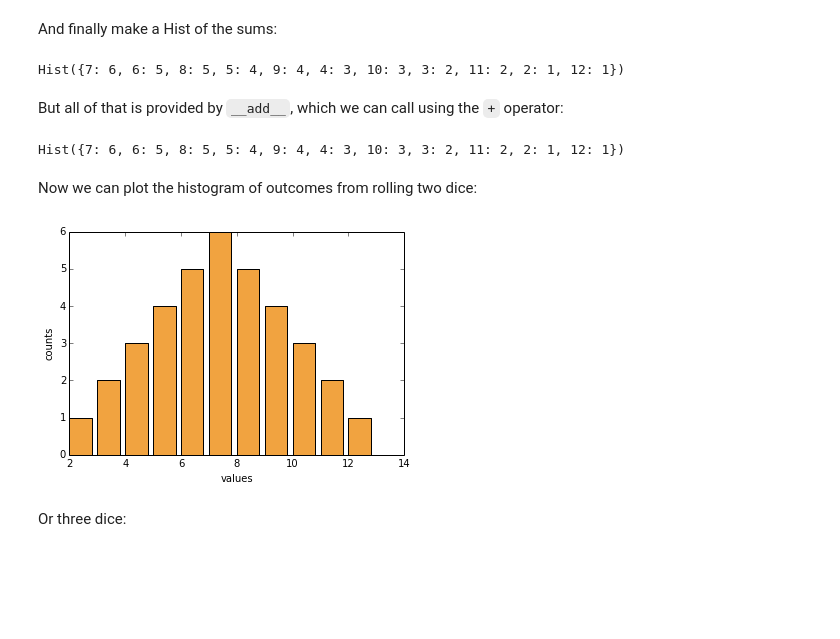
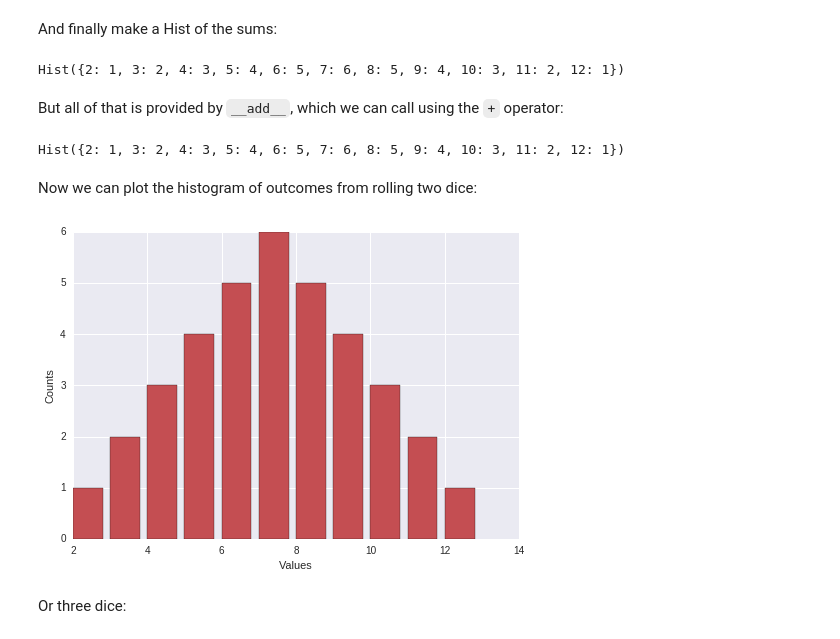
Before and after one commit to AllenDowney/CompStats, a Jupyter notebook: pmf_intro.ipynb, the cells around one changed output. Drawn from its saved outputs; the diff is of its cells as text; code cells hidden in the pictures; blank space fills up the shorter version.

```diff
--- a/pmf_intro.ipynb
+++ b/pmf_intro.ipynb
@@ -28,6 +18,11 @@ A histogram is a map from each possible value to the number of times it appears.
 
 `Counter` is a data structure provided by Python; I am defining a new data structure, called a `Hist`, that has all the features of a Counter, plus a few more that I define.
 # %%
+import random
+import matplotlib.pyplot as plt
+from collections import Counter
+from itertools import izip
+
 class Hist(Counter):
 
     def __add__(self, other):
@@ -41,8 +36,8 @@ class Hist(Counter):
     def plot(self, **options):
         """Plots the Pmf."""
         plt.bar(*zip(*self.items()), **options)
-        plt.xlabel('values')
-        plt.ylabel('counts')
+        plt.xlabel('Values')
+        plt.ylabel('Counts')
 
     def ranks(self):
         """Returns ranks and counts as lists."""
@@ -140,0 +132,5 @@ d6.plot(color=LILAC)
+# %%
+import seaborn as sns
+COLORS = sns.color_palette()
+
+d6.plot(color=COLORS[3])
@@ -205,20 +205,20 @@ And finally make a Hist of the sums:
 # %%
 Hist(x + y for x, y in product(d6.elements(), d6.elements()))
 # %% [output]
-Hist({7: 6, 6: 5, 8: 5, 5: 4, 9: 4, 4: 3, 10: 3, 3: 2, 11: 2, 2: 1, 12: 1})
+Hist({2: 1, 3: 2, 4: 3, 5: 4, 6: 5, 7: 6, 8: 5, 9: 4, 10: 3, 11: 2, 12: 1})
 # %% [markdown]
 But all of that is provided by `__add__`, which we can call using the `+` operator:
 # %%
 twice = d6 + d6
 twice
 # %% [output]
-Hist({7: 6, 6: 5, 8: 5, 5: 4, 9: 4, 4: 3, 10: 3, 3: 2, 11: 2, 2: 1, 12: 1})
+Hist({2: 1, 3: 2, 4: 3, 5: 4, 6: 5, 7: 6, 8: 5, 9: 4, 10: 3, 11: 2, 12: 1})
 # %% [markdown]
 Now we can plot the histogram of outcomes from rolling two dice:
 # %%
-twice.plot(color=ORANGE)
+twice.plot(color=COLORS[2])
 # %% [output]
-[figure, old version]
+[figure, new version]
 # %% [markdown]
 Or three dice:
 # %%
```
Also changed, not shown: parts of 32 cells of this notebook.
